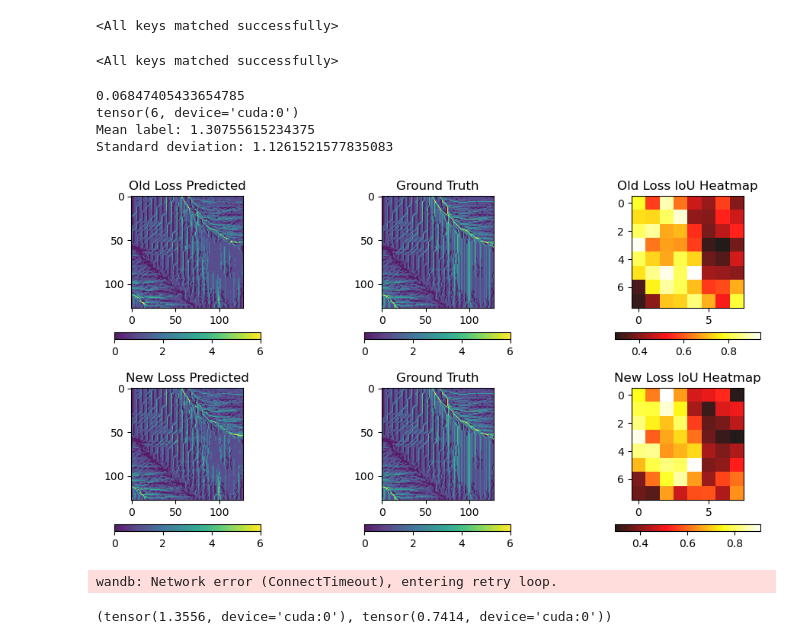
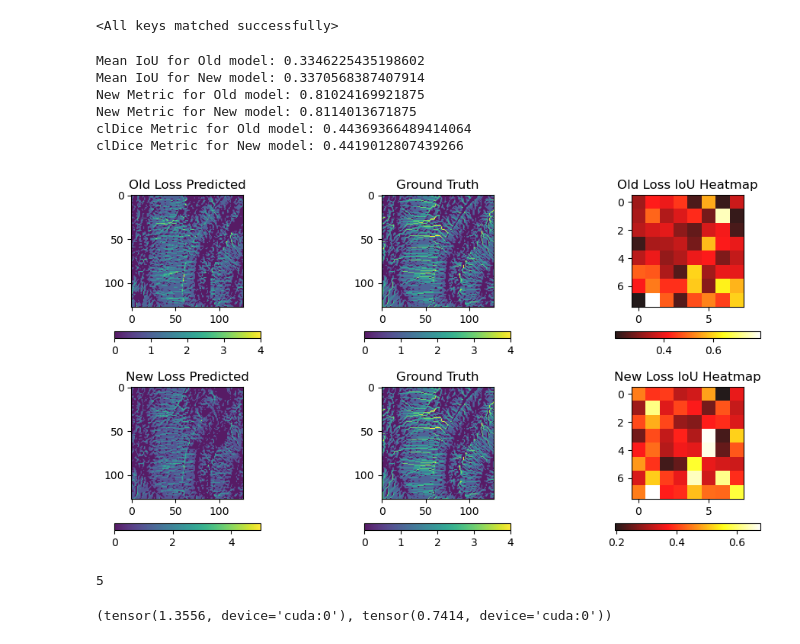
Before and after one commit to SMATousi/dem2so, a Jupyter notebook: New_Metric_Test.ipynb, the cells around one changed output. Drawn from its saved outputs; the diff is of its cells as text; code cells hidden in the pictures.

```diff
--- a/New_Metric_Test.ipynb
+++ b/New_Metric_Test.ipynb
@@ -295,26 +479,3 @@ def regionalize_and_visualize_mIoU(label, pred, num_classes=9, grid_size=(8, 8),
     heatmap_normalized = heatmap
 
     return heatmap
-# %%
-model_new_loss = RGB_DEM_to_SO(resnet_output_size=(8, 8),
-                            fusion_output_size=(128, 128),
-                            model_choice = "Unet_1",
-                            resnet_saved_model_path=pretrained_model_path,
-                            dropout_rate=0.5).to(device)
-
-model_old_loss = RGB_DEM_to_SO(resnet_output_size=(8, 8),
-                            fusion_output_size=(128, 128),
-                            model_choice = "Unet_1",
-                            resnet_saved_model_path=pretrained_model_path,
-                            dropout_rate=0.5).to(device)
-
-state_dict_old = torch.load('./artifacts/model_epoch_200:v6/model_epoch_200.pth')
-# new_state_dict_old = {k.replace('module.', ''): v for k, v in state_dict_old.items()}
-
-state_dict_new = torch.load('./artifacts/new_loss/model_epoch_600.pth')
-# new_state_dict_new = {k.replace('module.', ''): v for k, v in state_dict_new.items()}
-
-model_old_loss.load_state_dict(new_state_dict_old)
-model_new_loss.load_state_dict(new_state_dict_new)
-# %% [output]
-<All keys matched successfully>
@@ -335,15 +523,21 @@ new_val_outputs = model_new_loss(dem, rgbs)
 old_val_outputs = model_old_loss(dem, rgbs)
 end = time.time()
 
-print(end - start)
+# print(end - start)
 # loss = criterion(val_outputs, so)
 
 
 
-# iou_list, present_iou_list, iou = mIOU(so, val_outputs)
+_, _, old_iou = mIOU(so, old_val_outputs)
+_, _, new_iou = mIOU(so, new_val_outputs)
+
+new_cldice_score, _ = mIOU_clDice(so, new_val_outputs)
+old_cldice_score, _ = mIOU_clDice(so, old_val_outputs)
 # iou_list_tol, present_iou_list_tol, valid_iou_scores, iou_tol = mIOU_with_tolerance(so, val_outputs)
 # present_iou_list_norm, iou_norm = normalize_and_discretize_for_mIoU(so, val_outputs)
 # iou_list_tt, present_iou_list_tt, iou_tt = mIOU_with_true_toleramce(so, val_outputs)
+
+
 heatmap_new = regionalize_and_visualize_mIoU(so, new_val_outputs, num_classes=9, grid_size=(8, 8), mIOU_fn=mIOU)
 heatmap_old = regionalize_and_visualize_mIoU(so, old_val_outputs, num_classes=9, grid_size=(8, 8), mIOU_fn=mIOU)
 
@@ -353,6 +547,8 @@ pred_new = torch.argmax(pred_new, dim=1).squeeze(1)
 pred_old = F.softmax(old_val_outputs, dim=1)
 pred_old = torch.argmax(pred_old, dim=1).squeeze(1)
 
+old_new_metric = calculate_score_faster(so,pred_old,r=1)
+new_new_metric = calculate_score_faster(so,pred_new,r=1)
 # Flatten the tensor to a single dimension for mean and std calculation
 flat_labels = so.flatten()
 
@@ -360,9 +556,18 @@ flat_labels = so.flatten()
 mean_label = flat_labels.float().mean()
 std_label = flat_labels.float().std()
 
-print(flat_labels.max())
-print(f"Mean label: {mean_label.item()}")
-print(f"Standard deviation: {std_label.item()}")
+# print(flat_labels.max())
+# print(f"Mean label: {mean_label.item()}")
+# print(f"Standard deviation: {std_label.item()}")
+
+print(f"Mean IoU for Old model: {old_iou}")
+print(f"Mean IoU for New model: {new_iou}")
+
+print(f"New Metric for Old model: {old_new_metric}")
+print(f"New Metric for New model: {new_new_metric}")
+
+print(f"clDice Metric for Old model: {old_cldice_score}")
+print(f"clDice Metric for New model: {new_cldice_score}")
 
 fig, axs = plt.subplots(2, 3, figsize=(12, 6))
 
@@ -373,41 +578,44 @@ fig.colorbar(im1, ax=axs[0,0], orientation='horizontal', shrink=0.7)
 
 # Plot for ground truth
 im2 = axs[0,1].imshow(so.cpu().numpy().squeeze(), alpha=0.9)
 axs[0,1].set_title("Ground Truth")
 fig.colorbar(im2, ax=axs[0,1], orientation='horizontal', shrink=0.7)
 
 im3 = axs[0,2].imshow(heatmap_old, cmap='hot', alpha=0.9)
 axs[0,2].set_title("Old Loss IoU Heatmap")
 fig.colorbar(im3, ax=axs[0,2], orientation='horizontal', shrink=0.7)
 
 im4 = axs[1,0].imshow(pred_new.cpu().numpy().squeeze(), alpha=0.9)
 axs[1,0].set_title("New Loss Predicted")
 fig.colorbar(im4, ax=axs[1,0], orientation='horizontal', shrink=0.7)
 
 # Plot for ground truth
 im5 = axs[1,1].imshow(so.cpu().numpy().squeeze(), alpha=0.9)
 axs[1,1].set_title("Ground Truth")
 fig.colorbar(im5, ax=axs[1,1], orientation='horizontal', shrink=0.7)
 
 im6 = axs[1,2].imshow(heatmap_new, cmap='hot', alpha=0.9)
 axs[1,2].set_title("New Loss IoU Heatmap")
 fig.colorbar(im6, ax=axs[1,2], orientation='horizontal', shrink=0.7)
 
 plt.show()
 
 # plt.imshow(heatmap, cmap='hot', alpha=0.5)
 # plt.colorbar()
 # plt.title("Regional mIoU Heatmap")
 # plt.show()
 # %% [output]
-0.06847405433654785
-tensor(6, device='cuda:0')
-Mean label: 1.30755615234375
-Standard deviation: 1.1261521577835083
+Mean IoU for Old model: 0.3346225435198602
+Mean IoU for New model: 0.3370568387407914
+New Metric for Old model: 0.81024169921875
+New Metric for New model: 0.8114013671875
+clDice Metric for Old model: 0.44369366489414064
+clDice Metric for New model: 0.4419012807439266
-[figure, old version]
+[figure, new version]
-wandb: Network error (ConnectTimeout), entering retry loop.
 # %%
-print("Mean iou = ", iou_list_tt)
+np.max(np.unique(so.cpu().numpy().squeeze()))
+# %% [output]
+5
 # %%
 def compute_agreement(label, pred, threshold=0.5):
 
```
Also changed, not shown: parts of 9 cells of this notebook, 3 other files.
